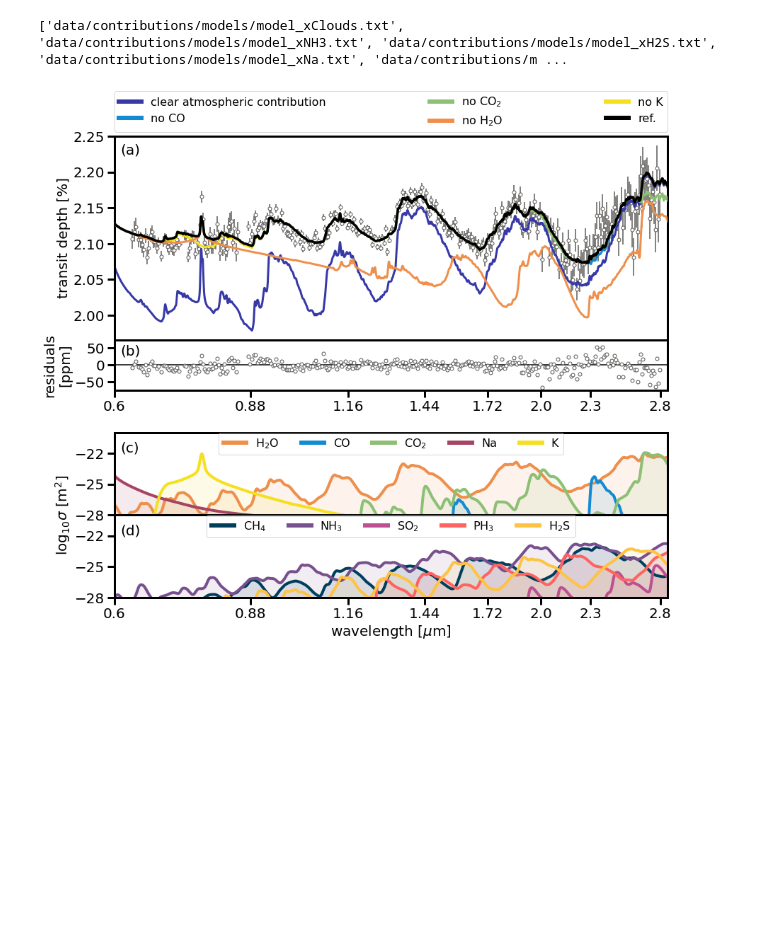
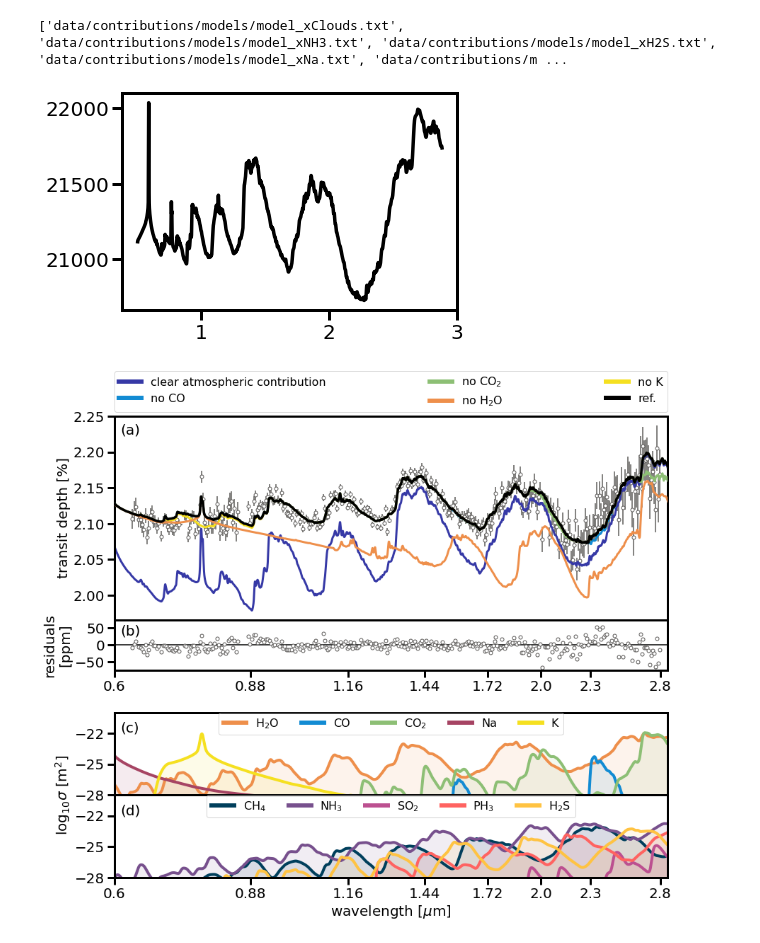
Before and after one commit to afeinstein20/wasp39b_niriss_paper, a Jupyter notebook: figure3.ipynb, the cells around one changed output. Saved outputs shown, nothing was run; the diff lists cells and outputs as text; code cells hidden in the pictures; blank space fills up the shorter version.

```diff
--- a/figure3.ipynb
+++ b/figure3.ipynb
@@ -92,3 +91,13 @@ no_models = ['model_xClouds.txt',
              'model_xCO.txt', 'model_xCO2.txt', 'model_xH2O.txt',  'model_xK.txt']
 # %% [output]
 ['data/contributions/models/model_xClouds.txt', 'data/contributions/models/model_xNH3.txt', 'data/contributions/models/model_xH2S.txt', 'data/contributions/models/model_xNa.txt', 'data/contributions/m ...
+# %%
+x, y = convolve_model('data/contributions/models/model_reference.txt')
+cutends = 15
+plt.plot(x[cutends:-cutends], y[cutends:-cutends]*1e6, 'k', lw=3.5, zorder=100, label='ref.')
+
+best_fit = Table()
+best_fit['wavelength'] = x[cutends:-cutends]
+best_fit['dppm'] = y[cutends:-cutends]*1e6
+# %% [output]
+[figure, added]
```
Also changed, not shown: parts of 2 cells of this notebook, 16 other files.
